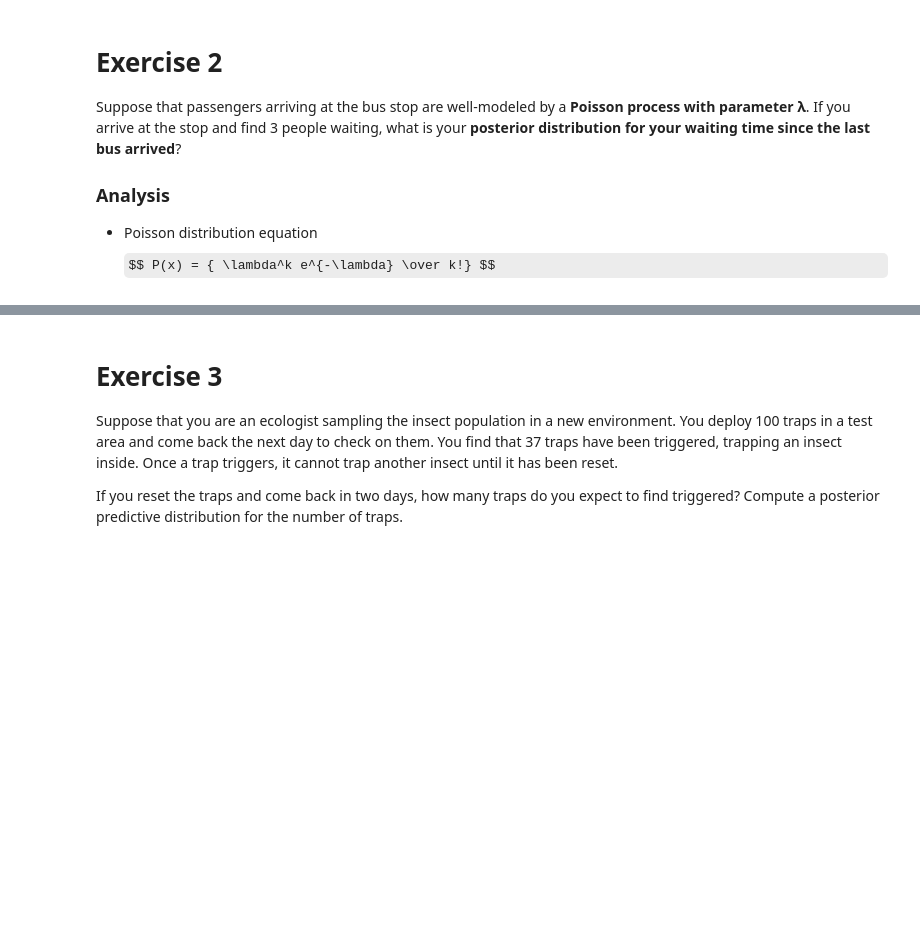
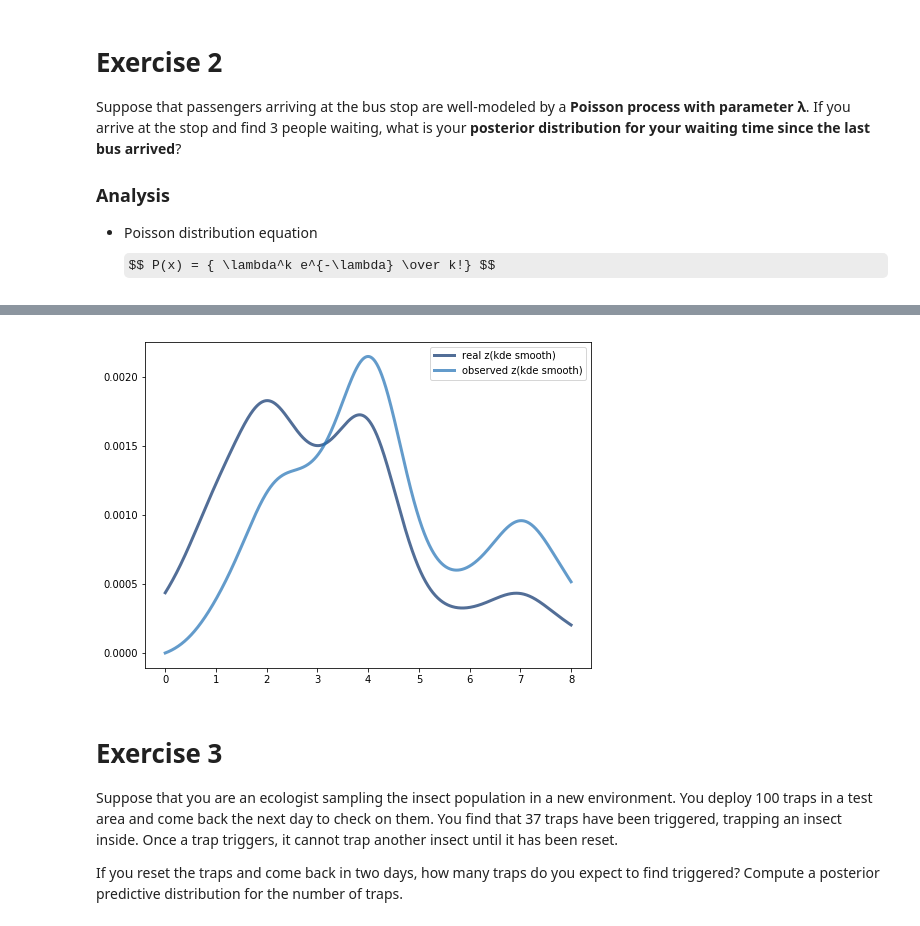
Before and after one commit to llv22/thinkbayes, a Jupyter notebook: chapter7/chapter7_exercises.ipynb, the cells around one changed output, grey strips where cells are left out. Drawn from its saved outputs; the diff is of its cells as text; code cells hidden in the pictures; some formulas as TeX source; blank space fills up the shorter version.

```diff
--- a/chapter7/chapter7_exercises.ipynb
+++ b/chapter7/chapter7_exercises.ipynb
@@ -86,0 +116,36 @@ TypeError: Can't instantiate abstract class Suite with abstract methods Likeliho
+# %%
+class EstimatedPdf(Pdf):
+    """
+    Kernel density estimation from sample
+    """
+    def __init__(self, sample):
+        self.kde = scipy.stats.gaussian_kde(sample)
+
+    def Density(self, x):
+        return self.kde.evaluate(x)
+
+def kde_sample(sample):
+    """
+    sampling based on KDE
+    """
+    pdf = EstimatedPdf(sample)
+    # reference: internal implementation of pdf.MakePmf
+    low, high = min(sample), max(sample)
+    n = 1000
+    xs = np.linspace(low, high, n)
+    pmf = pdf.MakePmf(xs=xs)
+    return pmf
+# %%
+subline_gaps = readSublineGaps()
+pmf_zsmooth = kde_sample(subline_gaps)
+pmf_zbsmooth = BiasPmf(pmf_zsmooth)
+
+# thinkplot for visualization
+thinkplot.Clf()
+thinkplot.PrePlot(num=2)
+thinkplot.Plot(pmf_zsmooth, label='real z(kde smooth)')
+thinkplot.Plot(pmf_zbsmooth, label='observed z(kde smooth)')
+plt.legend()
+plt.show()
+# %% [output]
+[figure, added]
```
Also changed, not shown: parts of 7 cells of this notebook, 2 other files.
